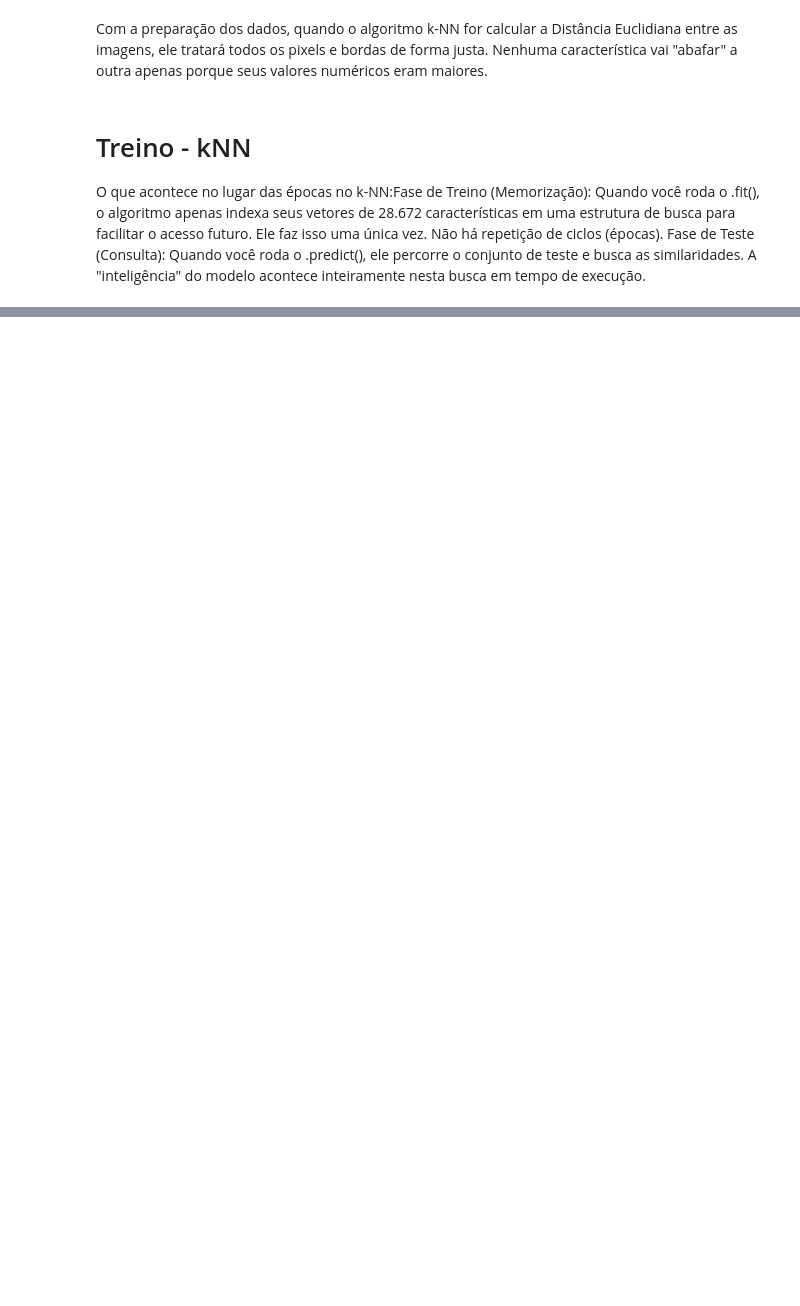
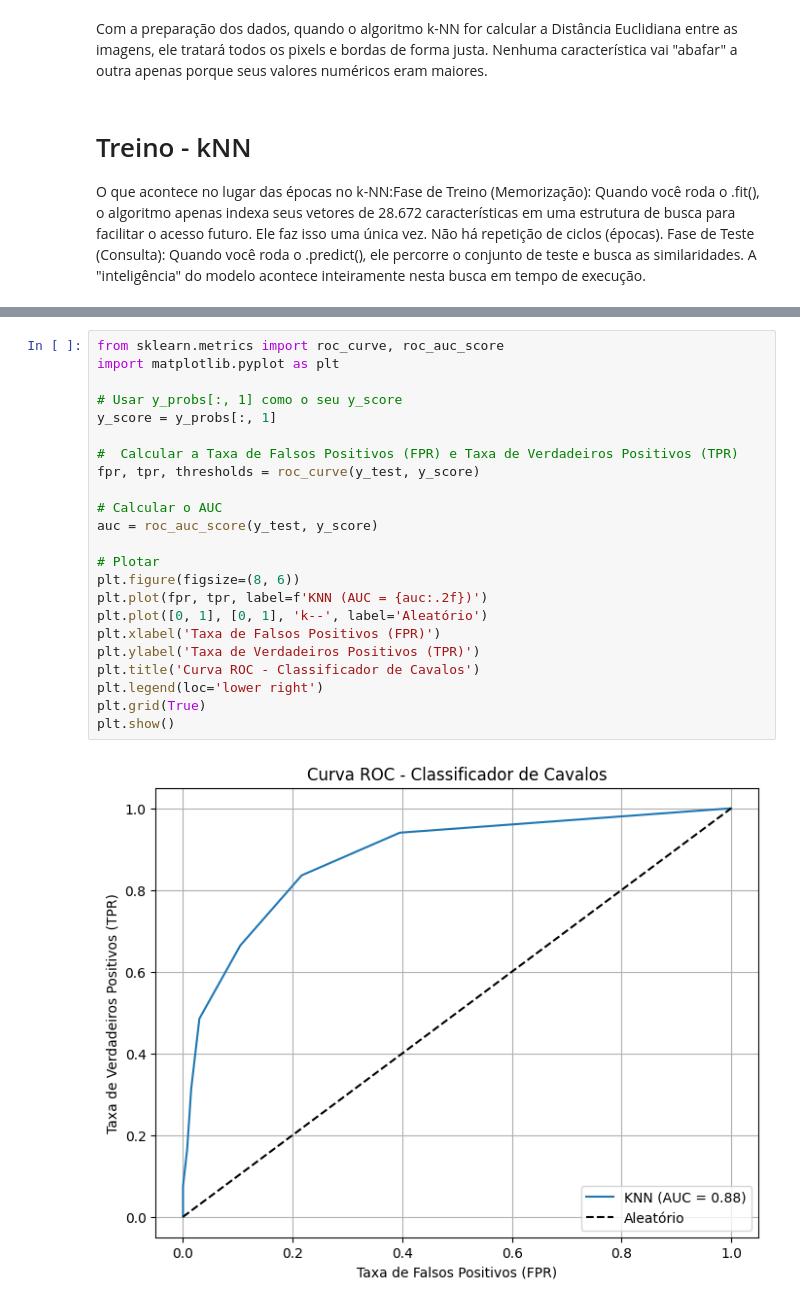
Before and after one commit to vitoriaferreirap/DeepLearning, a Jupyter notebook: MachineLearning/SistemasInteligentes/SistemasInteligentes_ClassificadorCavalos.ipynb, the cells around one changed output, grey strips where cells are left out. Cells and saved outputs as stored; diff of their text form; blank space fills up the shorter version.

```diff
--- a/MachineLearning/SistemasInteligentes/SistemasInteligentes_ClassificadorCavalos.ipynb
+++ b/MachineLearning/SistemasInteligentes/SistemasInteligentes_ClassificadorCavalos.ipynb
@@ -736,3 +739,28 @@ plt.show()
+# %%
+from sklearn.metrics import roc_curve, roc_auc_score
+import matplotlib.pyplot as plt
+
+# Usar y_probs[:, 1] como o seu y_score
+y_score = y_probs[:, 1]
+
+#  Calcular a Taxa de Falsos Positivos (FPR) e Taxa de Verdadeiros Positivos (TPR)
+fpr, tpr, thresholds = roc_curve(y_test, y_score)
+
+# Calcular o AUC
+auc = roc_auc_score(y_test, y_score)
+
+# Plotar
+plt.figure(figsize=(8, 6))
+plt.plot(fpr, tpr, label=f'KNN (AUC = {auc:.2f})')
+plt.plot([0, 1], [0, 1], 'k--', label='Aleatório')
+plt.xlabel('Taxa de Falsos Positivos (FPR)')
+plt.ylabel('Taxa de Verdadeiros Positivos (TPR)')
+plt.title('Curva ROC - Classificador de Cavalos')
+plt.legend(loc='lower right')
+plt.grid(True)
+plt.show()
+# %% [output]
+[figure, added]
 # %%
 import os
 import pickle
```
Also changed, not shown: parts of 13 cells of this notebook.
